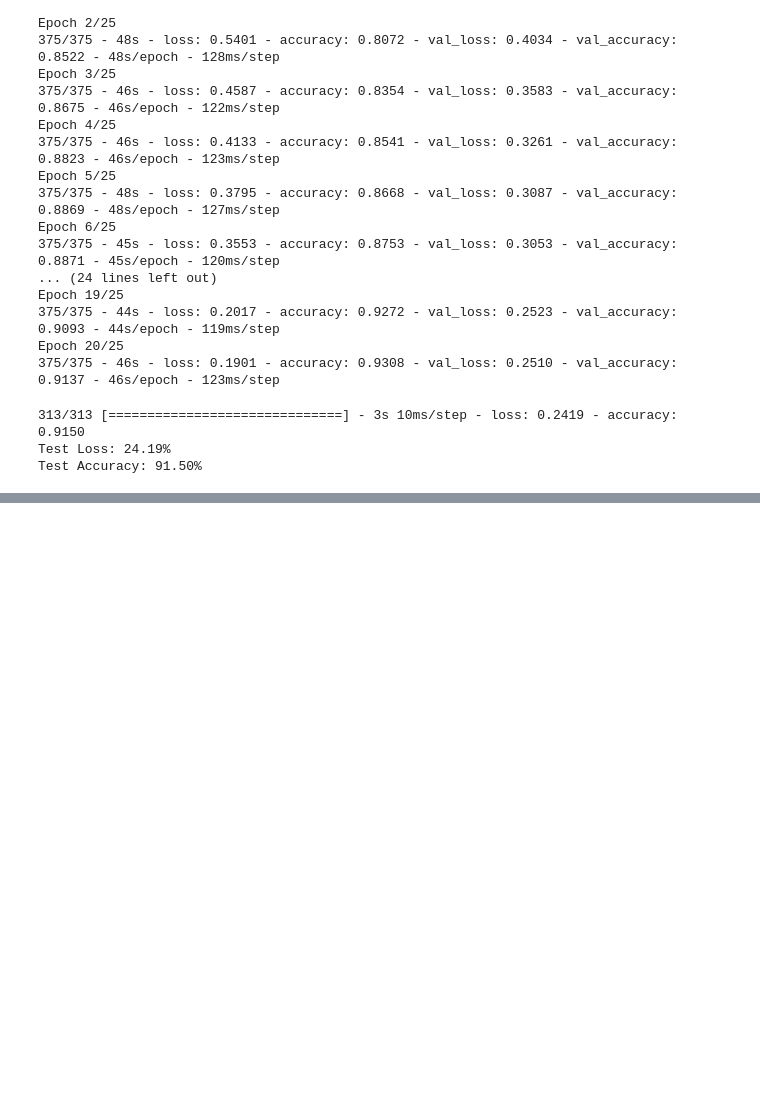
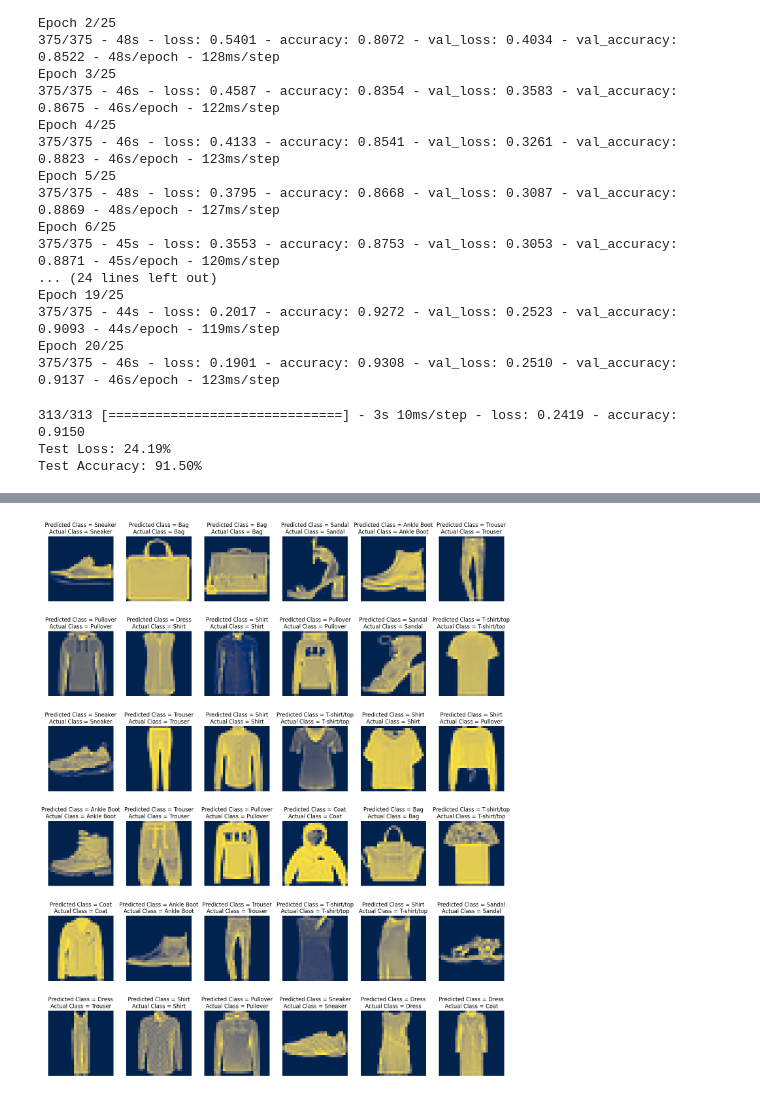
Before and after one commit to HansakaDilshanJayawardana/MLAssignment, a Jupyter notebook: Jupyter Notebooks/CNN_Fashion_MNIST.ipynb, the cells around one changed output, grey strips where cells are left out. Drawn from its saved outputs; the diff is of its cells as text; code cells hidden in the pictures; blank space fills up the shorter version.

```diff
--- a/Jupyter Notebooks/CNN_Fashion_MNIST.ipynb
+++ b/Jupyter Notebooks/CNN_Fashion_MNIST.ipynb
@@ -372,0 +409,7 @@ Test Accuracy: 91.50%
+# %%
+# Predicted values
+y_pred = model.predict(X_test)
+
+# Decode predicted labels
+y_pred = np.argmax(y_pred, axis=1)
+print(classification_report(y_test, y_pred, target_names=class_names))
@@ -372,0 +434,12 @@ Test Accuracy: 91.50%
+# %%
+# Predicted targets of each images
+fig, ax = plt.subplots(figsize=(18, 22))
+for ind, row in enumerate(X_test[:36]):
+    plt.subplot(6, 6, ind+1)
+    plt.title('Predicted Class = ' + labels[y_pred[ind]] + '\n' + 'Actual Class = ' + labels[y_test[ind]])
+    img = row.reshape(28, 28)
+    plt.axis('off')
+    plt.savefig('./cnn_predicted_target_images.png')
+    plt.imshow(img, cmap='cividis')
+# %% [output]
+[figure, added]
```
Also changed, not shown: parts of 4 cells of this notebook.
